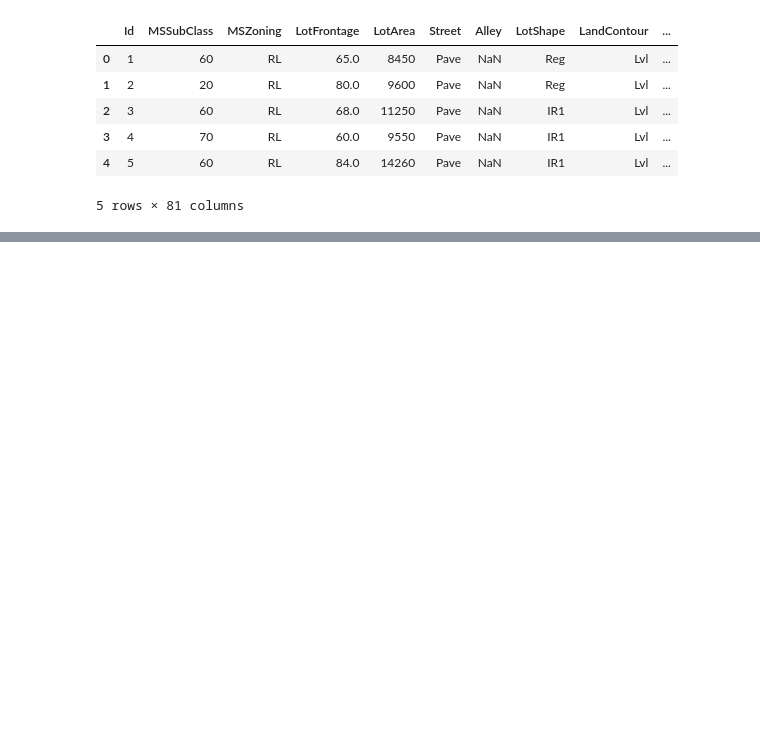
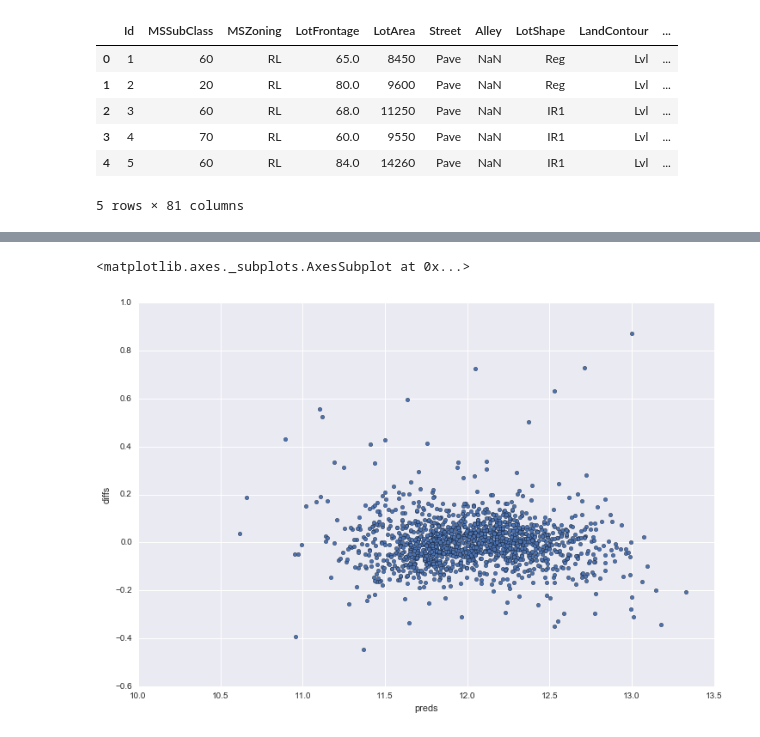
Before and after one commit to Time1ess/MyCodes, a Jupyter notebook: Machine Learning/Python/Kaggle/House Prices-Advanced Regression Techniques/House Prices-Advanced Regression Techniques.ipynb, the cells around one changed output, grey strips where cells are left out. Drawn from its saved outputs; the diff is of its cells as text; code cells hidden in the pictures; blank space fills up the shorter version.

```diff
--- a/Machine Learning/Python/Kaggle/House Prices-Advanced Regression Techniques/House Prices-Advanced Regression Techniques.ipynb
+++ b/Machine Learning/Python/Kaggle/House Prices-Advanced Regression Techniques/House Prices-Advanced Regression Techniques.ipynb
@@ -450,0 +53,2 @@ y.map(np.expm1).hist(bins=100)
+# %%
+dataset[skewed_features] = np.log1p(dataset[skewed_features])
@@ -450,0 +101,7 @@ y.map(np.expm1).hist(bins=100)
+# %%
+preds = pd.DataFrame({'preds': lasso.predict(X_train), 'true': y})
+preds['diffs'] = preds.preds - preds.true
+preds.plot(x='preds', y='diffs', kind='scatter', figsize=(12, 8))
+# %% [output]
+<matplotlib.axes._subplots.AxesSubplot at 0x...>
+[figure, added]
```
Also changed, not shown: parts of 88 cells of this notebook.
